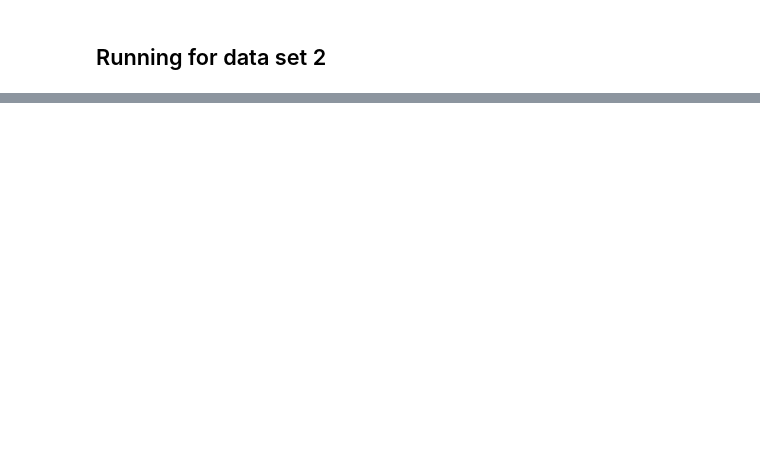
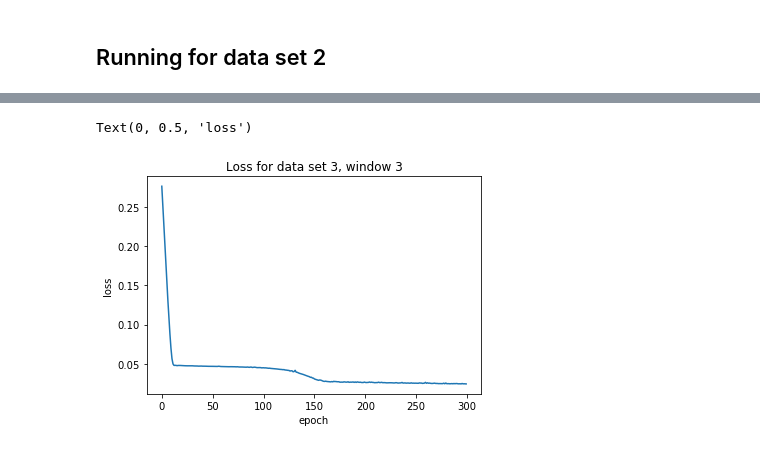
Before and after one commit to schumannc/RNN-with-python, a Jupyter notebook: 25.4 RNNs - Deep Learning Vol 2 From Basics to Practice (Glassner, Andrew).ipynb, the cells around one changed output, grey strips where cells are left out. Drawn from its saved outputs; the diff is of its cells as text; code cells hidden in the pictures; blank space fills up the shorter version.

```diff
--- a/25.4 RNNs - Deep Learning Vol 2 From Basics to Practice (Glassner, Andrew).ipynb
+++ b/25.4 RNNs - Deep Learning Vol 2 From Basics to Practice (Glassner, Andrew).ipynb
@@ -216,0 +258,21 @@ plt.legend(loc='upper right')
+# %%
+train_sequence = train_seq3.reshape((-1, 1))
+test_sequence = test_seq3.reshape((-1, 1))
+
+scaler = MinMaxScaler()
+scaler.fit(train_sequence)
+scaled_train_sequence = scaler.transform(train_sequence)
+scaled_test_sequence = scaler.transform(test_sequence)
+
+window_size = 3
+step = 1
+X_train, y_train = samples_targets(scaled_train_sequence, window_size, step)
+X_test, y_test = samples_targets(scaled_test_sequence, window_size, step)
+# %%
+model = Sequential()
+model.add(LSTM(9, return_sequences=True, input_shape=[window_size, 1]))
+model.add(LSTM(6, return_sequences=True))
+model.add(LSTM(3))
+model.add(Dense(1))
+model.compile(loss='mse', optimizer='adam', metrics=['mae'])
+history = model.fit(X_train, y_train, epochs=300, batch_size=32)
@@ -216,0 +297,10 @@ plt.legend(loc='upper right')
+# %%
+loss = history.history['loss']
+epoch = history.epoch
+plt.title('Loss for data set 3, window 3')
+plt.plot(epoch, loss)
+plt.xlabel('epoch')
+plt.ylabel('loss')
+# %% [output]
+Text(0, 0.5, 'loss')
+[figure, added]
```
Also changed, not shown: parts of 16 cells of this notebook.
